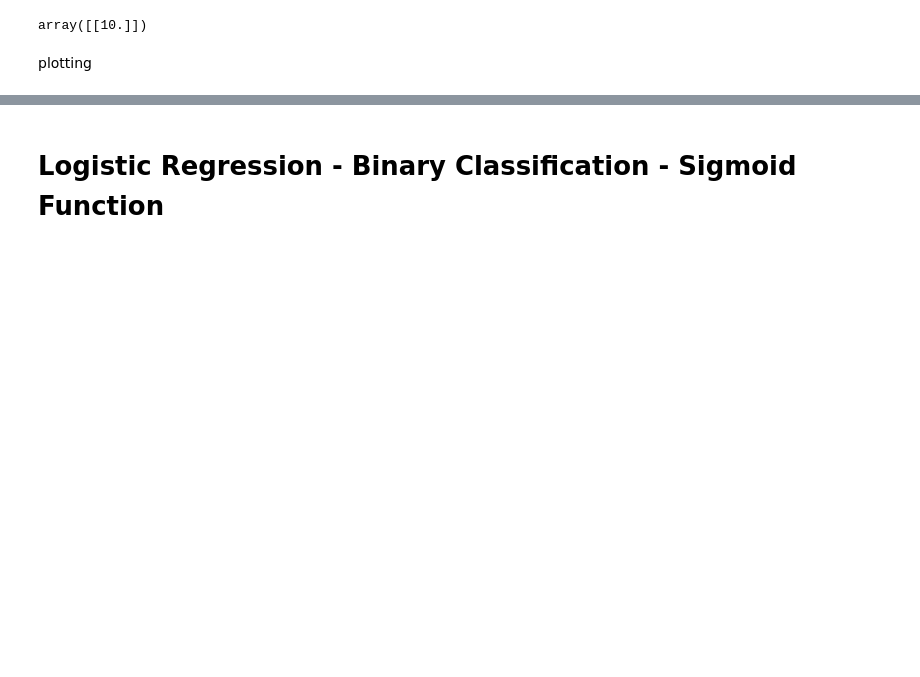
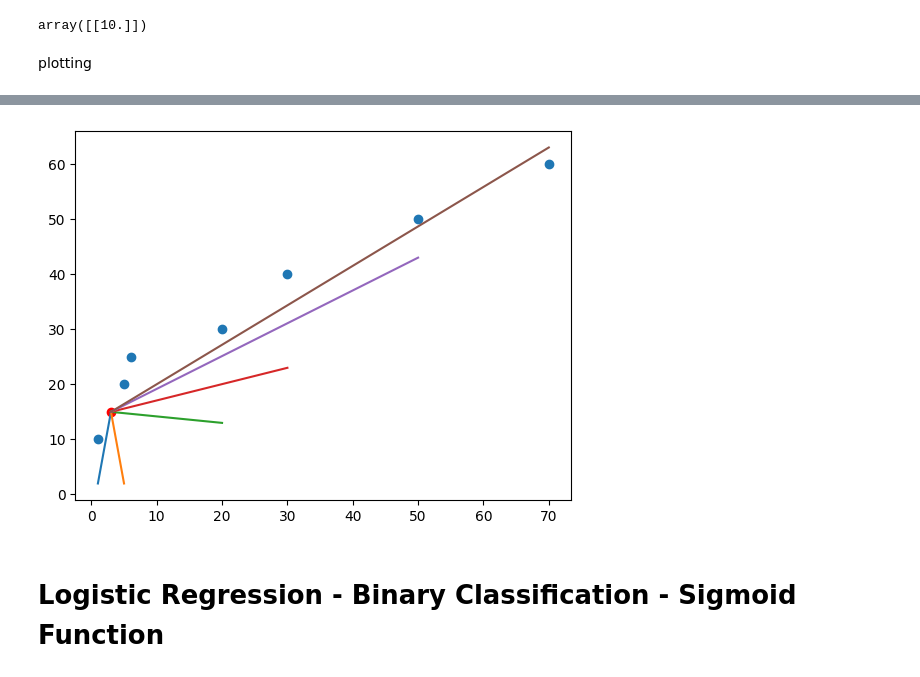
Before and after one commit to PriyaP-9704/Machine-Leaning-Workouts, a Jupyter notebook: Knn_&_Logistic_Regression.ipynb, the cells around one changed output, grey strips where cells are left out. Saved outputs shown, nothing was run; the diff lists cells and outputs as text; code cells hidden in the pictures; blank space fills up the shorter version.

```diff
--- a/Knn_&_Logistic_Regression.ipynb
+++ b/Knn_&_Logistic_Regression.ipynb
@@ -82,3 +82,15 @@ plt.show()
+# %%
+plt.scatter(df['Age'],df['Salary'])
+plt.scatter(3,15,color='red')
+plt.plot([3,1],[15,2])
+plt.plot([3,5],[15,2])
+plt.plot([3,20],[15,13])
+plt.plot([3,30],[15,23])
+plt.plot([3,50],[15,43])
+plt.plot([3,70],[15,63])
+plt.show()
+# %% [output]
+[figure, added]
 # %% [markdown]
 # Logistic Regression - Binary Classification - Sigmoid Function
 # %%
```
Also changed, not shown: parts of 40 cells of this notebook.
